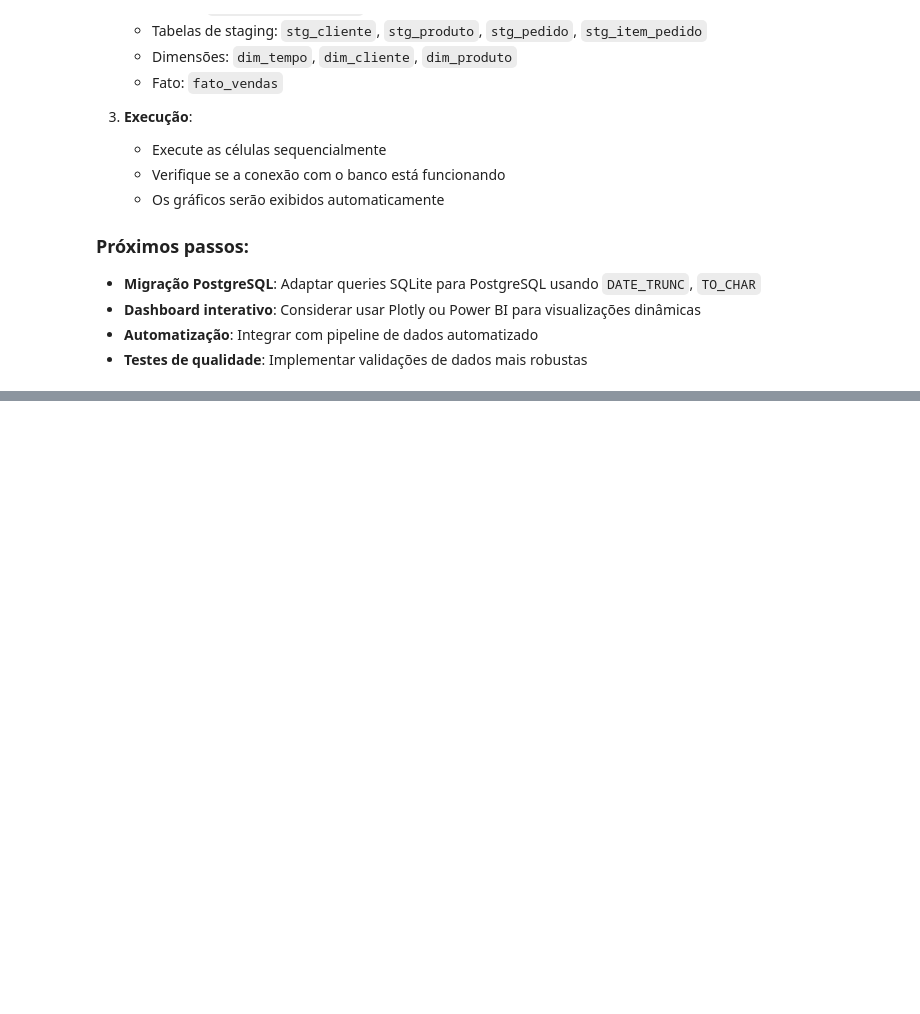
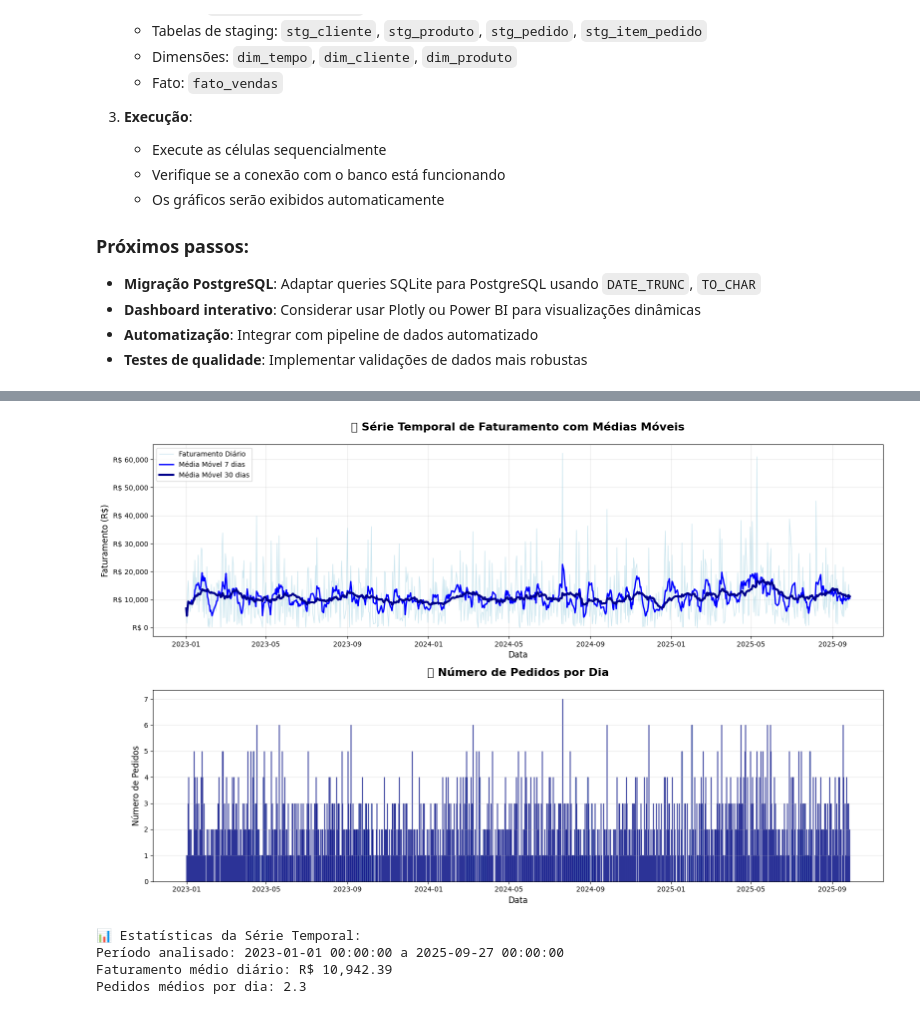
Before and after one commit to ru-fagundes/Ecommerce_ETL_Analytics_Pipeline, a Jupyter notebook: notebooks/notebook_etl_analysis.ipynb, the cells around one changed output, grey strips where cells are left out. Drawn from its saved outputs; the diff is of its cells as text; code cells hidden in the pictures; blank space fills up the shorter version.

```diff
--- a/notebooks/notebook_etl_analysis.ipynb
+++ b/notebooks/notebook_etl_analysis.ipynb
@@ -19,9 +19,9 @@ plt.rcParams['figure.dpi'] = 100
 plt.rcParams['savefig.dpi'] = 100
 
 # Paths - usando caminho relativo para a nova estrutura de pastas
-# O notebook está em /notebooks/, o banco está na raiz do projeto
+# O notebook está em /notebooks/, o banco está em /data/
 current_dir = os.path.dirname(os.getcwd())  # Sobe um nível do diretório notebooks
-db_path = os.path.join(current_dir, "ecommerce_sqlite.db")
+db_path = os.path.join(current_dir, "data", "ecommerce_sqlite.db")
 print(f"\nDiretório base do projeto: {current_dir}")
 print(f"Database path: {db_path}")
 print(f"Arquivo existe: {os.path.exists(db_path)}")
@@ -490,0 +647,63 @@ Conexão com o banco de dados fechada com sucesso.
+# %%
+# Query: Vendas diárias com série temporal
+query_serie = """
+SELECT
+    dt.data,
+    COUNT(DISTINCT f.pedido_id) AS num_pedidos,
+    SUM(f.valor_total) AS faturamento_diario,
+    SUM(f.quantidade) AS itens_vendidos,
+    AVG(f.valor_total) AS ticket_medio
+FROM fato_vendas f
+JOIN dim_tempo dt ON f.tempo_id = dt.tempo_id
+GROUP BY dt.data
+ORDER BY dt.data
+"""
+
+df_serie = pd.read_sql(query_serie, conn)
+df_serie['data'] = pd.to_datetime(df_serie['data'])
+
+# Calcular médias móveis
+df_serie['ma7'] = df_serie['faturamento_diario'].rolling(window=7, min_periods=1).mean()
+df_serie['ma30'] = df_serie['faturamento_diario'].rolling(window=30, min_periods=1).mean()
+
+# Criar visualização
+fig, (ax1, ax2) = plt.subplots(2, 1, figsize=(16, 10))
+
+# Gráfico 1: Faturamento com médias móveis
+ax1.plot(df_serie['data'], df_serie['faturamento_diario'],
+         label='Faturamento Diário', color='lightblue', linewidth=1, alpha=0.6)
+ax1.plot(df_serie['data'], df_serie['ma7'],
+         label='Média Móvel 7 dias', color='blue', linewidth=2)
+ax1.plot(df_serie['data'], df_serie['ma30'],
+         label='Média Móvel 30 dias', color='darkblue', linewidth=3)
+
+ax1.set_title('📈 Série Temporal de Faturamento com Médias Móveis',
+              fontsize=16, fontweight='bold', pad=20)
+ax1.set_xlabel('Data', fontsize=12)
+ax1.set_ylabel('Faturamento (R$)', fontsize=12)
+ax1.legend(loc='upper left', fontsize=10)
+ax1.grid(True, alpha=0.3)
+ax1.yaxis.set_major_formatter(plt.FuncFormatter(lambda x, p: f'R$ {x:,.0f}'))
+
+# Gráfico 2: Número de pedidos diários
+ax2.bar(df_serie['data'], df_serie['num_pedidos'],
+        color='steelblue', alpha=0.6, edgecolor='navy')
+ax2.set_title('📦 Número de Pedidos por Dia',
+              fontsize=16, fontweight='bold', pad=20)
+ax2.set_xlabel('Data', fontsize=12)
+ax2.set_ylabel('Número de Pedidos', fontsize=12)
+ax2.grid(True, alpha=0.3, axis='y')
+
+plt.tight_layout()
+plt.show()
+
+print(f"\n📊 Estatísticas da Série Temporal:")
+print(f"Período analisado: {df_serie['data'].min()} a {df_serie['data'].max()}")
+print(f"Faturamento médio diário: R$ {df_serie['faturamento_diario'].mean():,.2f}")
+print(f"Pedidos médios por dia: {df_serie['num_pedidos'].mean():.1f}")
+# %% [output]
+[figure, added]
+📊 Estatísticas da Série Temporal:
+Período analisado: 2023-01-01 00:00:00 a 2025-09-27 00:00:00
+Faturamento médio diário: R$ 10,942.39
+Pedidos médios por dia: 2.3
```
Also changed, not shown: parts of 18 cells of this notebook, 41 other files.
